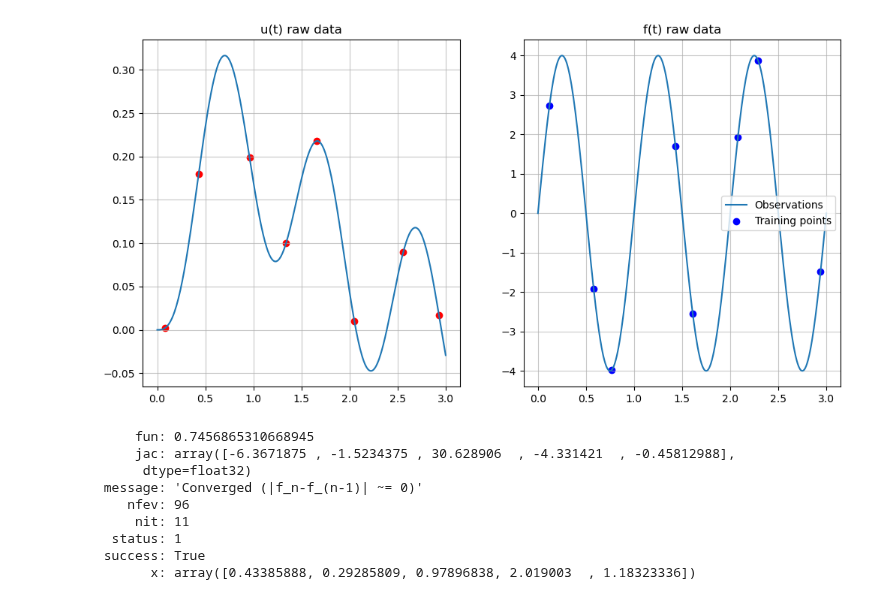
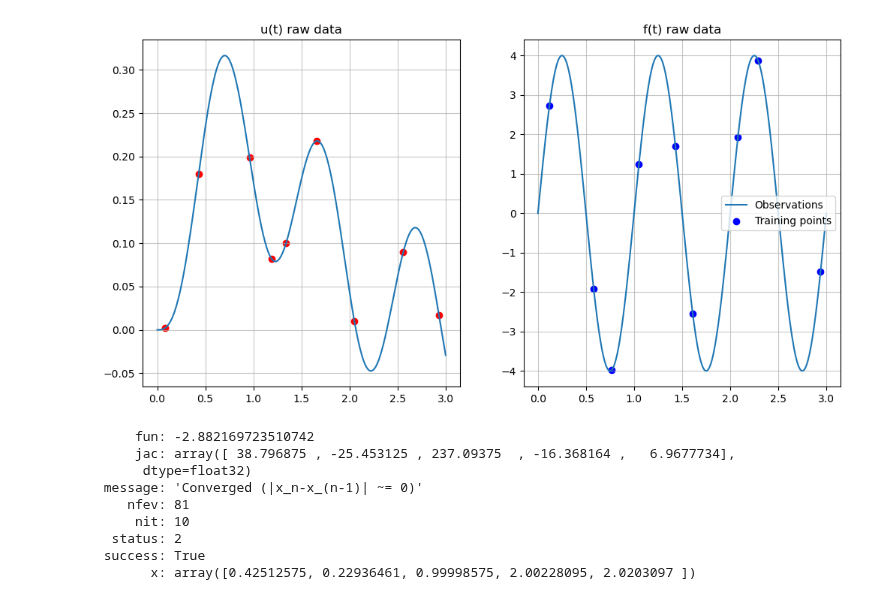
Before and after one commit to TobiLeitgeb/Code_bac, a Jupyter notebook: final_examples/oscillator/oscillator.ipynb, the cells around one changed output. Cells and saved outputs as stored; diff of their text form; code cells hidden in the pictures.

```diff
--- a/final_examples/oscillator/oscillator.ipynb
+++ b/final_examples/oscillator/oscillator.ipynb
@@ -8,13 +8,13 @@ import numpy as np
 # %%
 kernel = [gram_Matrix,k_uu,k_uf,k_fu,k_ff]
 params = ["l","sigma_f","m","b","k"]
 seeds_training = [50,14] #sets the seeds for the random training points--- change when the points are not optimal
 model = PhysicsInformedGP_regressor(kernel,timedependence=False, params = params)
-model.set_training_data("damped_m1k2b1.csv",8,[1e-7,1e-7],seeds_training)
+model.set_training_data("damped_m1k2b1.csv",9,[1e-7,1e-7],seeds_training)
 model.plot_raw_data(Training_points=True)
 model.set_validation_data(1000)
 # %% [output]
-[figure, old version]
+[figure, new version]
 # %%
 def get_initial_values():
     """returns the initial values for the hyperparameters
@@ -34,12 +34,12 @@ model.train("TNC",n_iterations,n_threads,{'theta_initial': get_initial_values,
                                             'bounds': ((1e-2, None), (1e-5, None), (1e-2, None),(1e-2, None),(1e-2,None)), #needed for TNC and L-BFGS-B
                                             'gtol': 1e-6})
 # %% [output]
-     fun: 0.7456865310668945
-     jac: array([-6.3671875 , -1.5234375 , 30.628906  , -4.331421  , -0.45812988],
+     fun: -2.882169723510742
+     jac: array([ 38.796875 , -25.453125 , 237.09375  , -16.368164 ,   6.9677734],
       dtype=float32)
- message: 'Converged (|f_n-f_(n-1)| ~= 0)'
-    nfev: 96
-     nit: 11
-  status: 1
+ message: 'Converged (|x_n-x_(n-1)| ~= 0)'
+    nfev: 81
+     nit: 10
+  status: 2
  success: True
-       x: array([0.43385888, 0.29285809, 0.97896838, 2.019003  , 1.18323336])
+       x: array([0.42512575, 0.22936461, 0.99998575, 2.00228095, 2.0203097 ])
```
Also changed, not shown: parts of 4 cells of this notebook, 6 other files.
